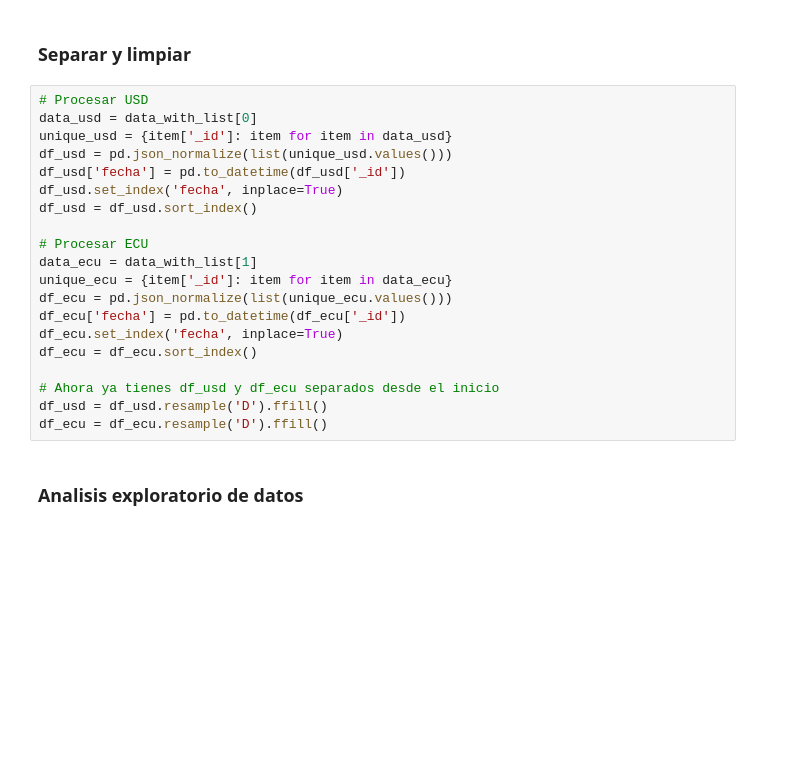
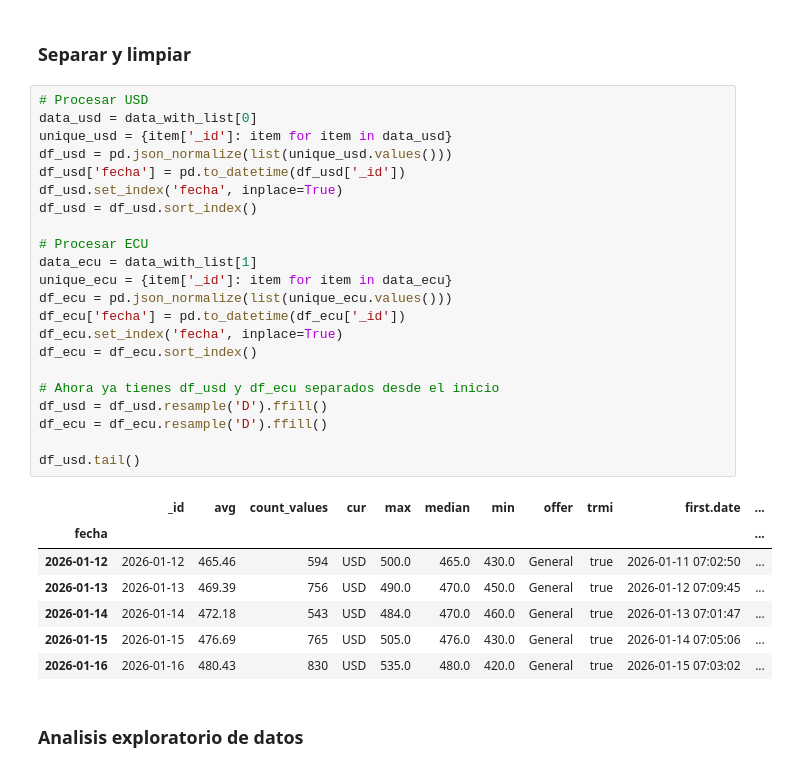
Before and after one commit to Ghavvvo/cuban_inflation_predictor, a Jupyter notebook: sample.ipynb, the cells around one changed output. Cells and saved outputs as stored; diff of their text form; blank space fills up the shorter version.

```diff
--- a/sample.ipynb
+++ b/sample.ipynb
@@ -43,23 +43,33 @@ print(data_with_list)
 # %%
 # Procesar USD
 data_usd = data_with_list[0]
 unique_usd = {item['_id']: item for item in data_usd}
 df_usd = pd.json_normalize(list(unique_usd.values()))
 df_usd['fecha'] = pd.to_datetime(df_usd['_id'])
 df_usd.set_index('fecha', inplace=True)
 df_usd = df_usd.sort_index()
 
 # Procesar ECU
 data_ecu = data_with_list[1]
 unique_ecu = {item['_id']: item for item in data_ecu}
 df_ecu = pd.json_normalize(list(unique_ecu.values()))
 df_ecu['fecha'] = pd.to_datetime(df_ecu['_id'])
 df_ecu.set_index('fecha', inplace=True)
 df_ecu = df_ecu.sort_index()
 
 # Ahora ya tienes df_usd y df_ecu separados desde el inicio
 df_usd = df_usd.resample('D').ffill()
 df_ecu = df_ecu.resample('D').ffill()
+
+df_usd.tail()
+# %% [output]
+|  | _id | avg | count_values | cur | max | median | min | offer | trmi | first.date | ... |
+| fecha |  |  |  |  |  |  |  |  |  |  | ... |
+| 2026-01-12 | 2026-01-12 | 465.46 | 594 | USD | 500.0 | 465.0 | 430.0 | General | true | 2026-01-11 07:02:50 | ... |
+| 2026-01-13 | 2026-01-13 | 469.39 | 756 | USD | 490.0 | 470.0 | 450.0 | General | true | 2026-01-12 07:09:45 | ... |
+| 2026-01-14 | 2026-01-14 | 472.18 | 543 | USD | 484.0 | 470.0 | 460.0 | General | true | 2026-01-13 07:01:47 | ... |
+| 2026-01-15 | 2026-01-15 | 476.69 | 765 | USD | 505.0 | 476.0 | 430.0 | General | true | 2026-01-14 07:05:06 | ... |
+| 2026-01-16 | 2026-01-16 | 480.43 | 830 | USD | 535.0 | 480.0 | 420.0 | General | true | 2026-01-15 07:03:02 | ... |
 # %% [markdown]
 ### Analisis exploratorio de datos
 # %%
```
Also changed, not shown: parts of 13 cells of this notebook.
